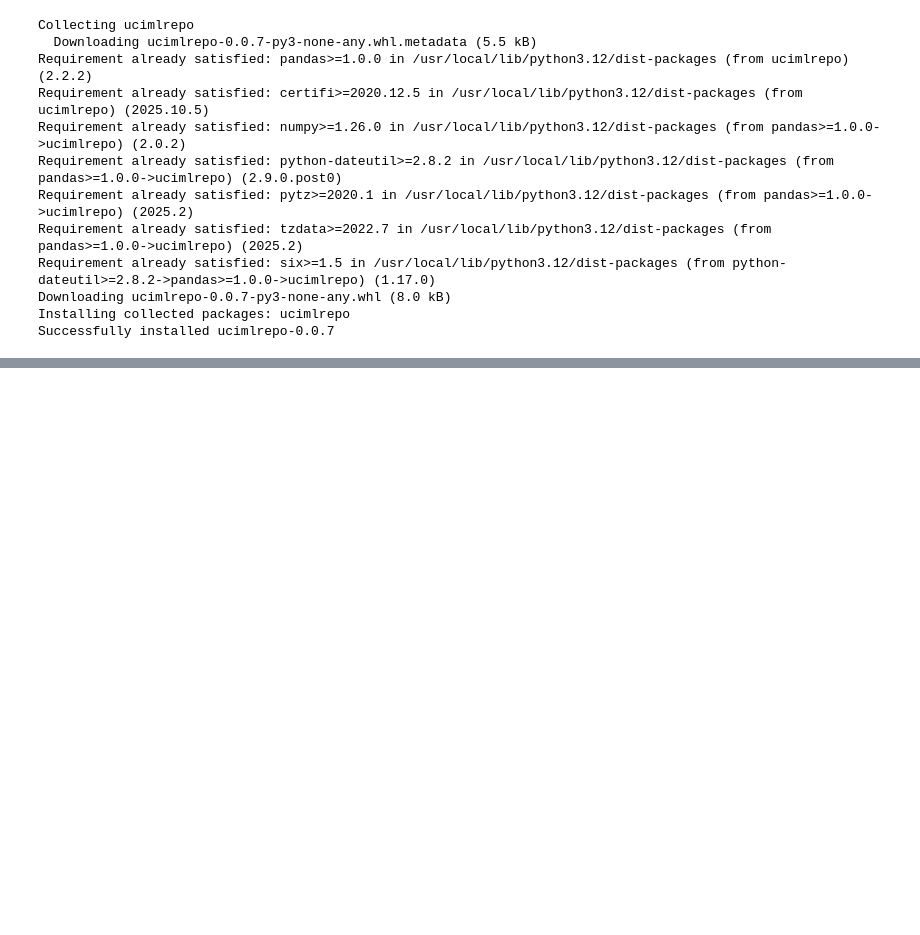
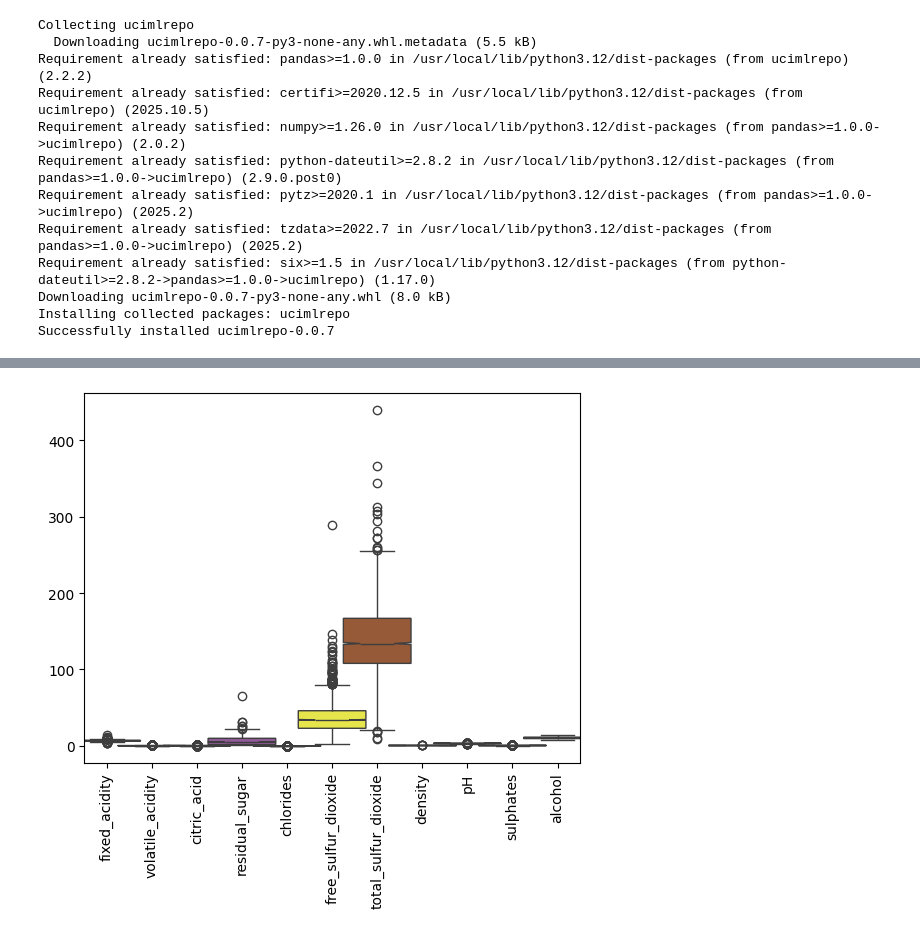
Before and after one commit to abdidachaimaa/DS2025, a Jupyter notebook: ML.ipynb, the cells around one changed output, grey strips where cells are left out. Cells and saved outputs as stored; diff of their text form; code cells hidden in the pictures; blank space fills up the shorter version.

```diff
--- a/ML.ipynb
+++ b/ML.ipynb
@@ -15,3 +15,18 @@ Requirement already satisfied: six>=1.5 in /usr/local/lib/python3.12/dist-packag
 Downloading ucimlrepo-0.0.7-py3-none-any.whl (8.0 kB)
 Installing collected packages: ucimlrepo
 Successfully installed ucimlrepo-0.0.7
+# %%
+from ucimlrepo import fetch_ucirepo
+
+# fetch dataset
+wine_quality = fetch_ucirepo(id=186)
+
+# data (as pandas dataframes)
+X = wine_quality.data.features
+Y = wine_quality.data.targets
+
+# metadata
+print(wine_quality.metadata)
+
+# variable information
+print(wine_quality.variables)
@@ -17,0 +51,79 @@ Successfully installed ucimlrepo-0.0.7
+# %%
+from sklearn.neighbors import KNeighborsClassifier
+
+import pandas as pd
+import numpy as np
+
+# The wine_quality object contains all data from the UCI repository.
+# To access all columns, including 'color' which is categorized as 'Other',
+# we should use wine_quality.data.original which holds the complete raw data.
+df_original = wine_quality.data.original
+
+# Filter for white wine and then drop the 'color' column as it's no longer needed in the features.
+df = df_original[df_original['color'] == 'white'].drop('color', axis=1)
+
+print("\n========= Dataset summary ========= \n")
+df.info()
+print("\n========= A few first samples ========= \n")
+print(df.head())
+
+X = df.drop("quality", axis=1) #we drop the column "quality"
+Y = df["quality"]
+print("\n========= Wine Qualities ========= \n")
+print(Y.value_counts())
+
+# bad wine (y=0) : quality <= 5 and good quality (y= 1) otherwise
+Y = [0 if val <=5 else 1 for val in Y]
+
+import matplotlib.pyplot as plt
+import seaborn as sns
+plt.figure()
+ax = plt.gca()
+sns.boxplot(data=X,orient="v",palette="Set1",width=1.5, notch=True)
+ax.set_xticklabels(ax.get_xticklabels(),rotation=90)
+plt.figure()
+corr = X.corr()
+sns.heatmap(corr)
+
+from sklearn.model_selection import train_test_split
+Xa, Xt, Ya, Yt = train_test_split(X, Y, shuffle=True, test_size=1/3,
+ stratify=Y)
+Xa, Xv, Ya, Yv = train_test_split(Xa, Ya, shuffle=True, test_size=0.5,
+ stratify=Ya)
+
+from sklearn.neighbors import KNeighborsClassifier
+# Fit the model on (Xa, Ya)
+k = 3
+clf = KNeighborsClassifier(n_neighbors = k)
+clf.fit(Xa, Ya)
+
+# Predict the labels of samples in Xv
+Ypred_v = clf.predict(Xv)
+# evaluate classification error rate
+from sklearn.metrics import accuracy_score
+error_v = 1-accuracy_score(Yv, Ypred_v)
+
+# some hints
+k_vector = np.arange(1, 37, 2) #define a vector of k=1, 3, 5, ...
+error_train = np.empty(k_vector.shape)
+error_val = np.empty(k_vector.shape)
+for ind, k in enumerate(k_vector):
+#fit with k
+ clf = KNeighborsClassifier(n_neighbors = k)
+ clf.fit(Xa, Ya)
+# predict and evaluate on training and validation sets
+Ypred_train = clf.predict(Xa)
+error_train[ind] = 1 - accuracy_score(Ya, Ypred_train)
+Ypred_val = clf.predict(Xv)
+error_val[ind] = 1 - accuracy_score(Yv, Ypred_val)
+
+# some hints: get the min error and related k-value
+err_min, ind_opt = error_val.min(), error_val.argmin()
+k_star = k_vector[ind_opt]
+
+from sklearn.preprocessing import StandardScaler
+sc = StandardScaler(with_mean=True, with_std=True)
+sc = sc.fit(Xa)
+Xa_n = sc.transform(Xa)
+Xv_n = sc.transform(Xv)
+# %% [output]
@@ -17,0 +147 @@ Successfully installed ucimlrepo-0.0.7
+[figure, added]
```
Also changed, not shown: parts of 6 cells of this notebook.
